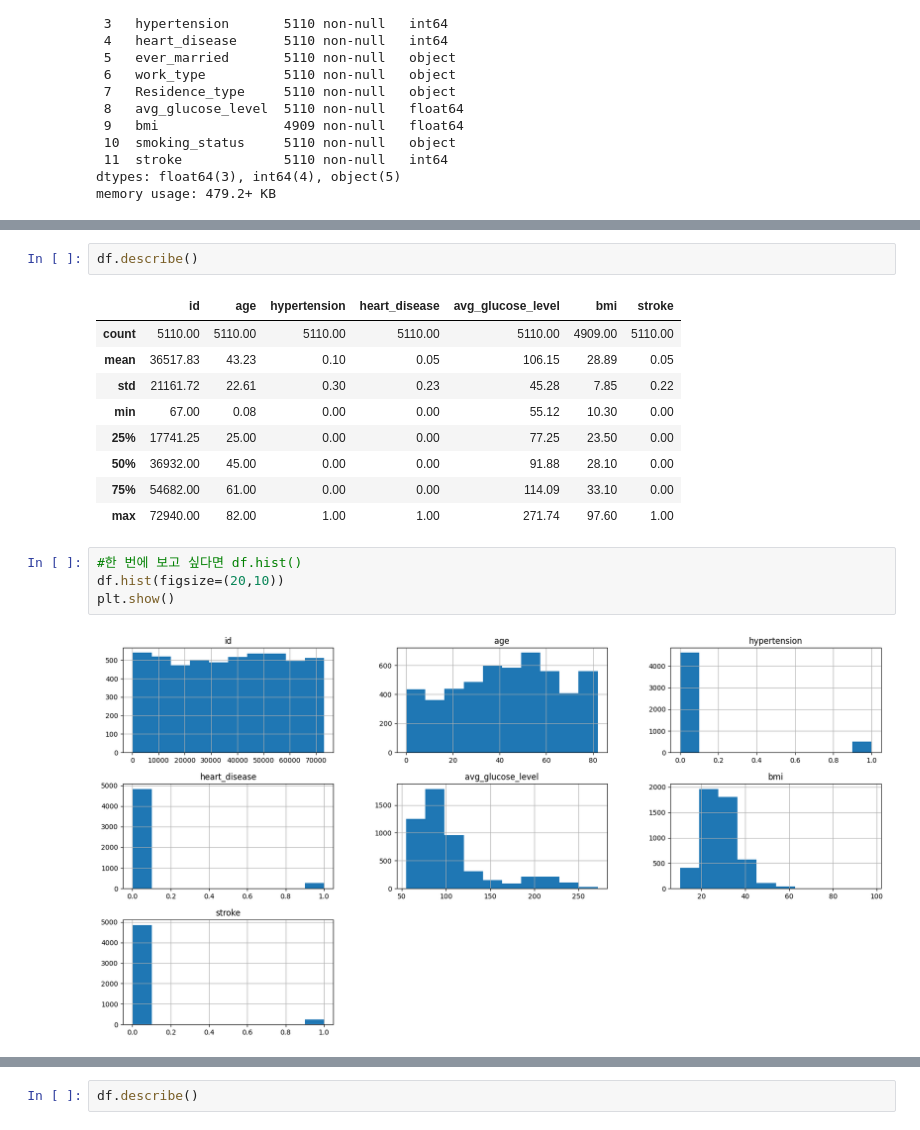
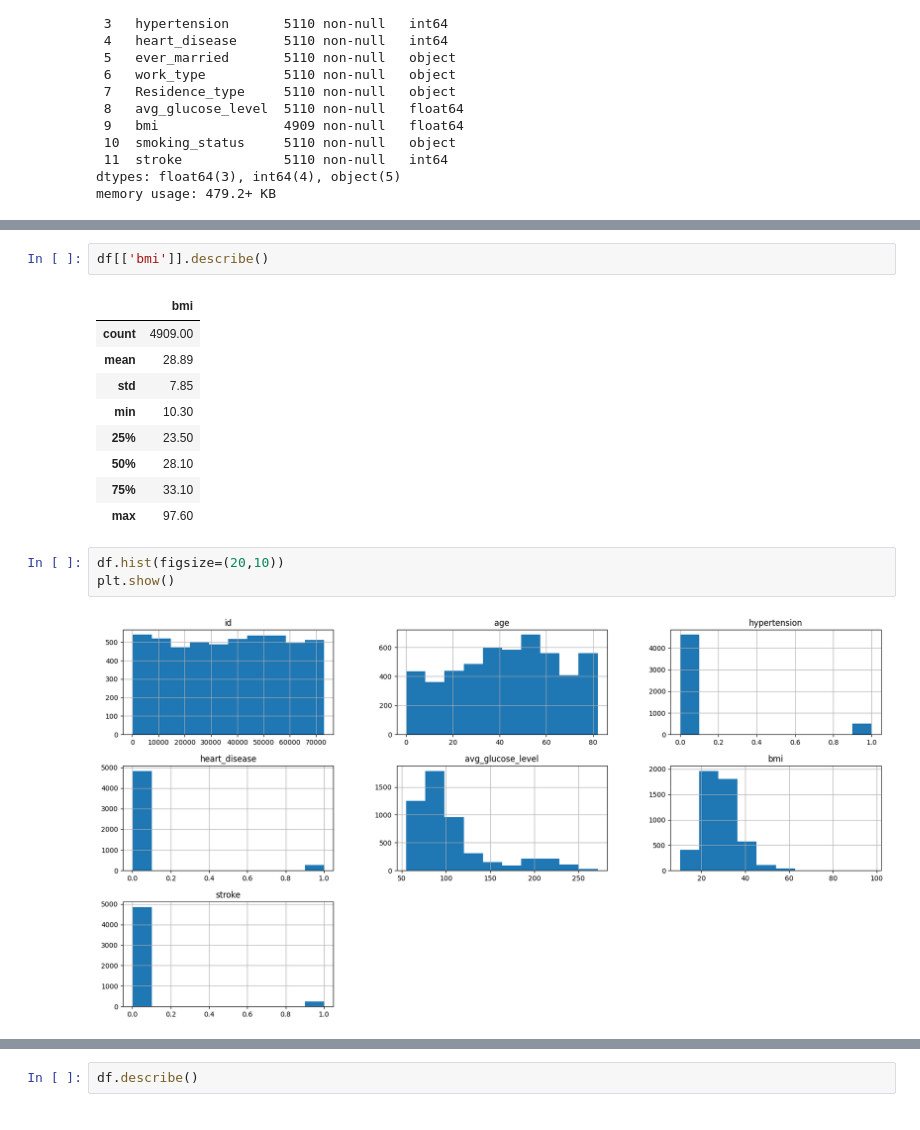
Before and after one commit to Magpie-Jo/Sparta, a Jupyter notebook: Camp/Statistics/stat_세션 실습/250917_1회차_실습.ipynb, the cells around one changed output, grey strips where cells are left out. Cells and saved outputs as stored; diff of their text form.

```diff
--- a/Camp/Statistics/stat_세션 실습/250917_1회차_실습.ipynb
+++ b/Camp/Statistics/stat_세션 실습/250917_1회차_실습.ipynb
@@ -51,17 +44,16 @@ dtype: int64
 # %%
-df.describe()
+df[['bmi']].describe()
 # %% [output]
-|  | id | age | hypertension | heart_disease | avg_glucose_level | bmi | stroke |
-| count | 5110.00 | 5110.00 | 5110.00 | 5110.00 | 5110.00 | 4909.00 | 5110.00 |
-| mean | 36517.83 | 43.23 | 0.10 | 0.05 | 106.15 | 28.89 | 0.05 |
-| std | 21161.72 | 22.61 | 0.30 | 0.23 | 45.28 | 7.85 | 0.22 |
-| min | 67.00 | 0.08 | 0.00 | 0.00 | 55.12 | 10.30 | 0.00 |
-| 25% | 17741.25 | 25.00 | 0.00 | 0.00 | 77.25 | 23.50 | 0.00 |
-| 50% | 36932.00 | 45.00 | 0.00 | 0.00 | 91.88 | 28.10 | 0.00 |
-| 75% | 54682.00 | 61.00 | 0.00 | 0.00 | 114.09 | 33.10 | 0.00 |
-| max | 72940.00 | 82.00 | 1.00 | 1.00 | 271.74 | 97.60 | 1.00 |
+|  | bmi |
+| count | 4909.00 |
+| mean | 28.89 |
+| std | 7.85 |
+| min | 10.30 |
+| 25% | 23.50 |
+| 50% | 28.10 |
+| 75% | 33.10 |
+| max | 97.60 |
 # %%
-#한 번에 보고 싶다면 df.hist()
 df.hist(figsize=(20,10))
 plt.show()
 # %% [output]
```
Also changed, not shown: parts of 28 cells of this notebook, 2 other files.
